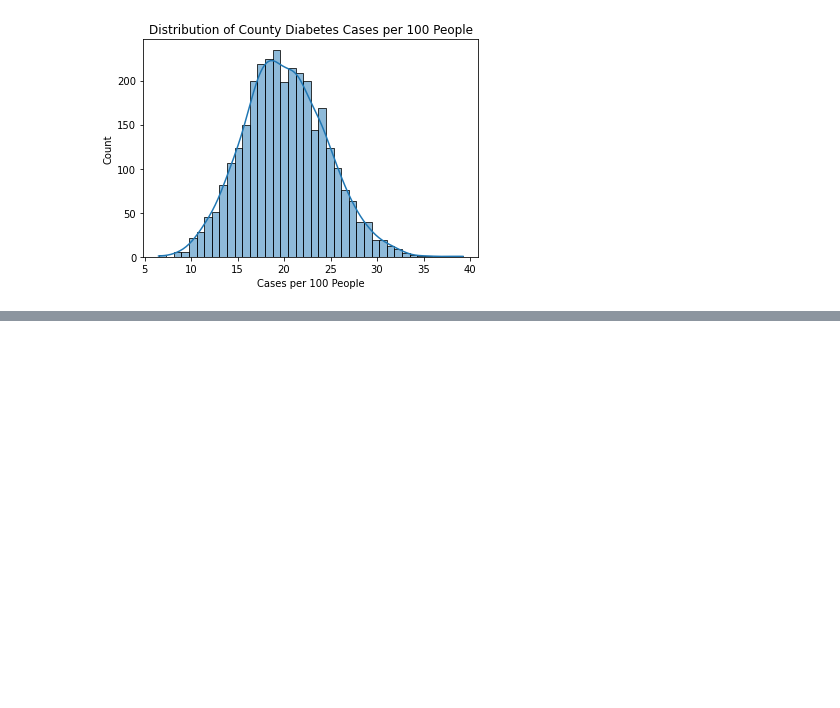
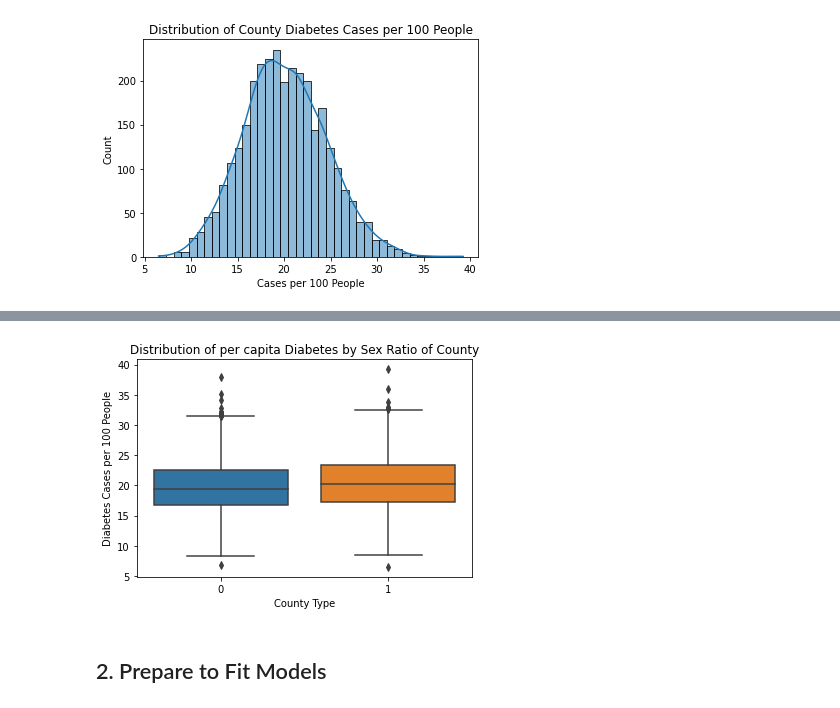
Before and after one commit to yaelnidam/CSS_Project2_Team1_Fall2020, a Jupyter notebook: project2_v3.ipynb, the cells around one changed output, grey strips where cells are left out. Drawn from its saved outputs; the diff is of its cells as text; code cells hidden in the pictures; blank space fills up the shorter version.

```diff
--- a/project2_v3.ipynb
+++ b/project2_v3.ipynb
@@ -130,0 +142,14 @@ The plot above shows that the percentage of people with diabetes is roughly norm
+# %%
+# dummy for a county having more or equal number of women to men
+diabetes['female_cnty'] = 1*(diabetes['sex and age_total population_sex ratio (males per 100 females)'] <=100) \
++ 0*(diabetes['sex and age_total population_sex ratio (males per 100 females)'] > 100)
+#diabetes['female_cnty']
+# %%
+sns.boxplot(data = diabetes, x = 'female_cnty', y = 'diabetes_per100')
+plt.title('Distribution of per capita Diabetes by Sex Ratio of County')
+plt.xlabel('County Type')
+plt.ylabel('Diabetes Cases per 100 People');
+# %% [output]
+[figure, added]
+# %% [markdown]
+## 2. Prepare to Fit Models
```
Also changed, not shown: parts of 11 cells of this notebook.
